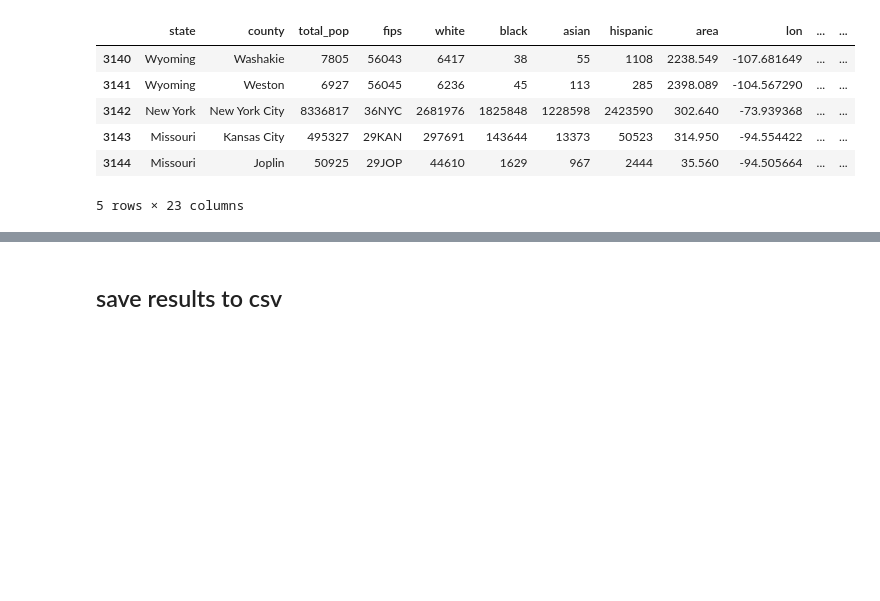
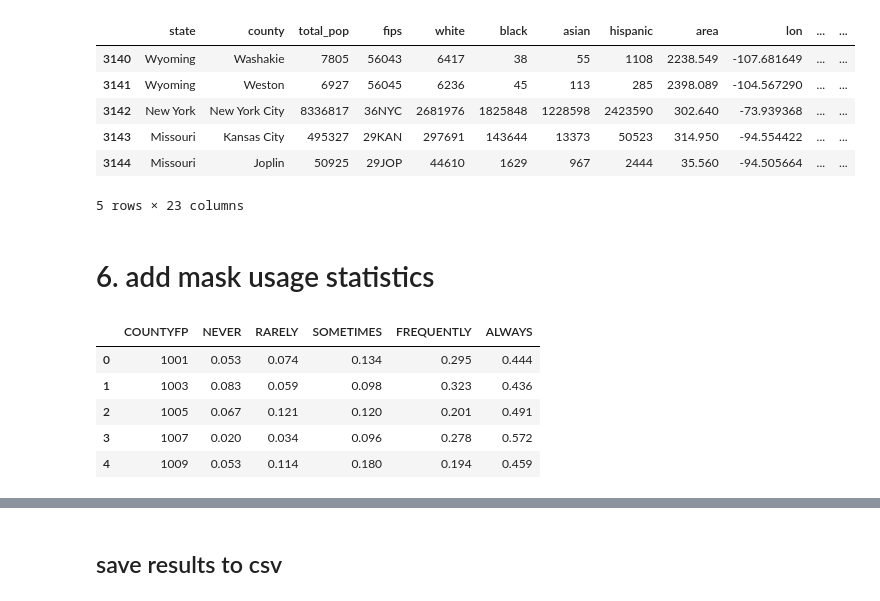
Before and after one commit to jydiw/covid-19-data, a Jupyter notebook: 1_eda_county-census-geojson.ipynb, the cells around one changed output, grey strips where cells are left out. Saved outputs shown, nothing was run; the diff lists cells and outputs as text; code cells hidden in the pictures; blank space fills up the shorter version.

```diff
--- a/1_eda_county-census-geojson.ipynb
+++ b/1_eda_county-census-geojson.ipynb
@@ -773,3 +773,16 @@ pop_df.tail()
 | 3143 | Missouri | Kansas City | 495327 | 29KAN | 297691 | 143644 | 13373 | 50523 | 314.950 | -94.554422 | ... | ... |
 | 3144 | Missouri | Joplin | 50925 | 29JOP | 44610 | 1629 | 967 | 2444 | 35.560 | -94.505664 | ... | ... |
 5 rows × 23 columns
+# %% [markdown]
+# 6. add mask usage statistics
+# %%
+with urlopen('https://raw.githubusercontent.com/nytimes/covid-19-data/master/mask-use/mask-use-by-county.csv') as response:
+    mask_df = pd.read_csv(response)
+mask_df.head()
+# %% [output]
+|  | COUNTYFP | NEVER | RARELY | SOMETIMES | FREQUENTLY | ALWAYS |
+| 0 | 1001 | 0.053 | 0.074 | 0.134 | 0.295 | 0.444 |
+| 1 | 1003 | 0.083 | 0.059 | 0.098 | 0.323 | 0.436 |
+| 2 | 1005 | 0.067 | 0.121 | 0.120 | 0.201 | 0.491 |
+| 3 | 1007 | 0.020 | 0.034 | 0.096 | 0.278 | 0.572 |
+| 4 | 1009 | 0.053 | 0.114 | 0.180 | 0.194 | 0.459 |
```
Also changed, not shown: parts of 11 cells of this notebook, 10 other files.
